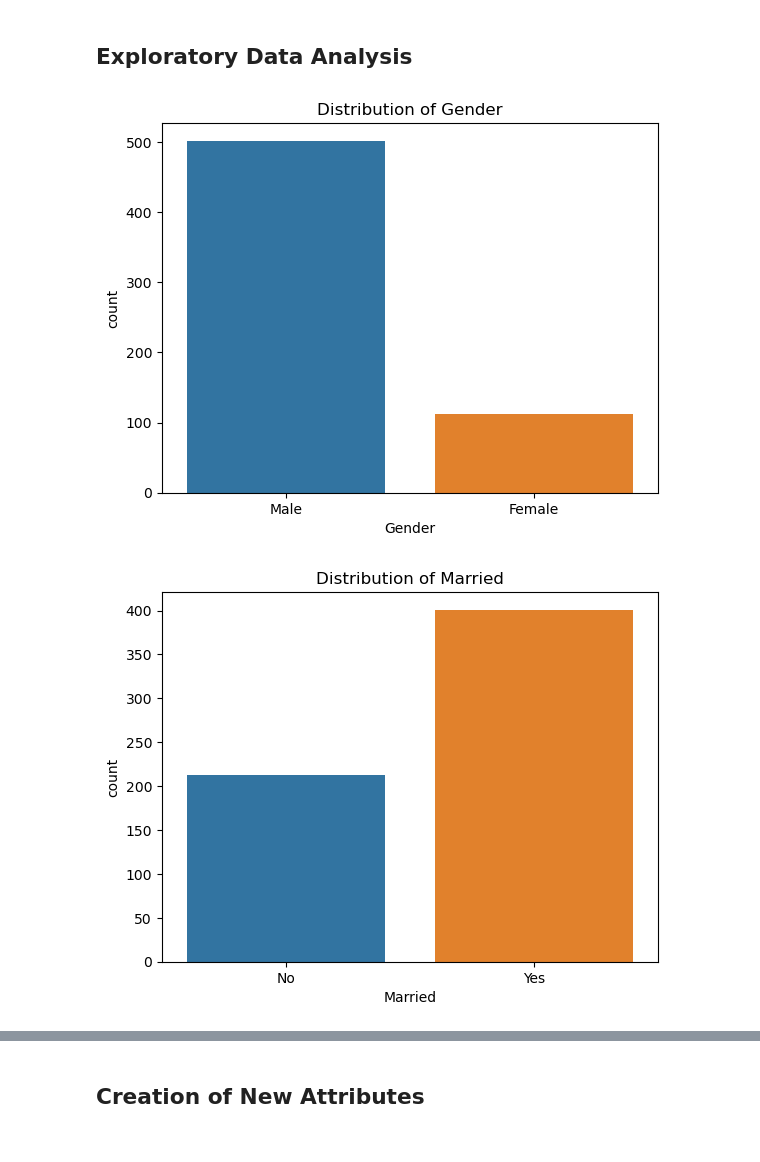
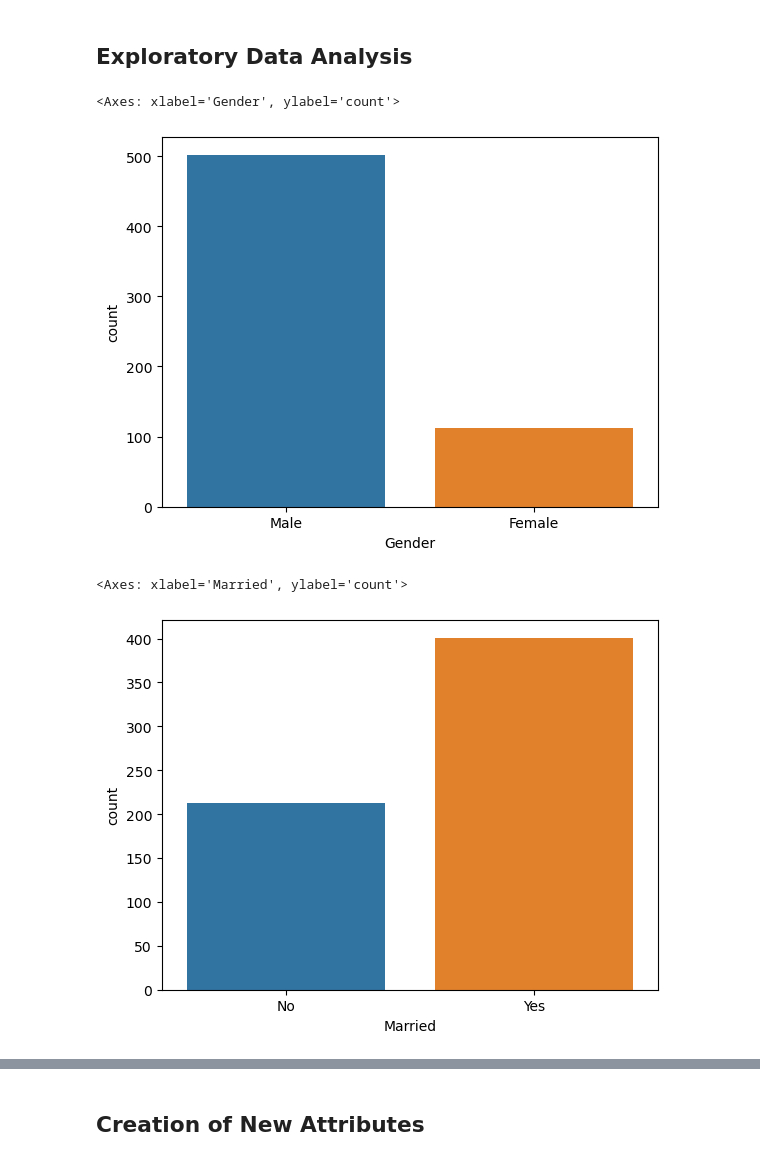
Before and after one commit to AnvithaChaluvadi/Loan-Decision-Tool_Project2, a Jupyter notebook: test-loan defaulter.ipynb, the cells around one changed output, grey strips where cells are left out. Saved outputs shown, nothing was run; the diff lists cells and outputs as text; code cells hidden in the pictures.

```diff
--- a/test-loan defaulter.ipynb
+++ b/test-loan defaulter.ipynb
@@ -155,16 +155,14 @@ memory usage: 62.5+ KB
 ## Exploratory Data Analysis
 # %%
 # Visualization of Categorical Attributes
-sns.countplot(x ='Gender', data = test_loan_df,)
-plt.title("Distribution of Gender")
-plt.show()
+sns.countplot(x ='Gender', data = test_loan_df)
 # %% [output]
+<Axes: xlabel='Gender', ylabel='count'>
-[figure, old version]
+[figure, new version]
 # %%
 sns.countplot(x ='Married', data = test_loan_df)
-plt.title("Distribution of Married")
-plt.show()
 # %% [output]
+<Axes: xlabel='Married', ylabel='count'>
-[figure, old version]
+[figure, new version]
 # %%
 sns.countplot(x ='Dependents', data = test_loan_df)
```
Also changed, not shown: parts of 26 cells of this notebook, 16 other files.
